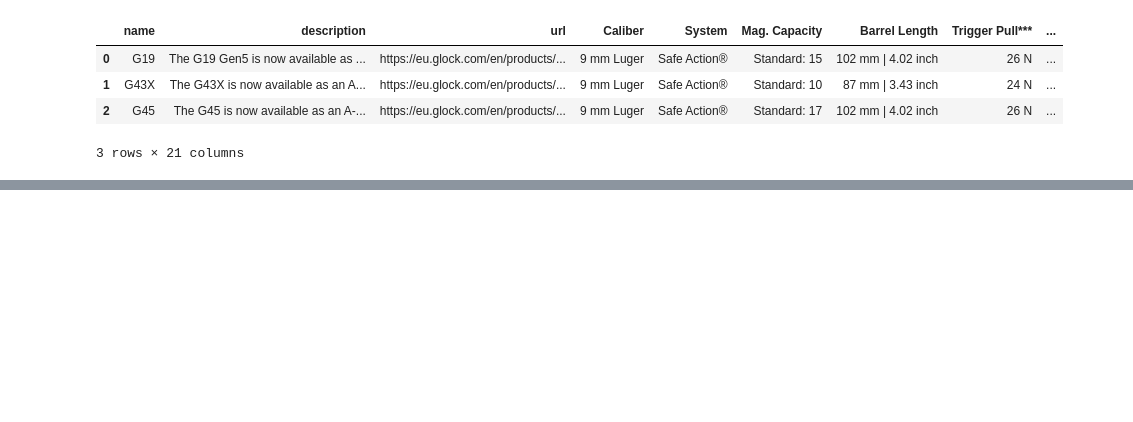
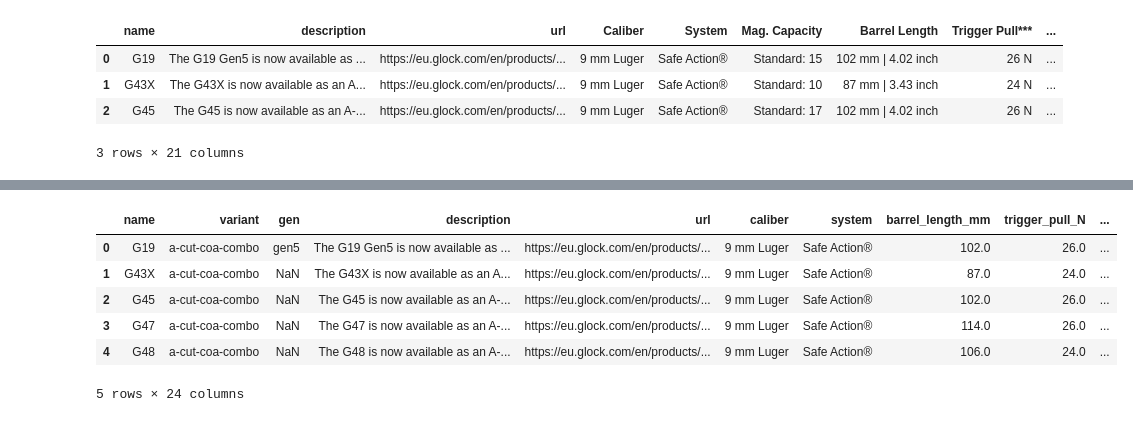
Before and after one commit to AristonTheAnalyst/Glock-Dashboard, a Jupyter notebook: exploratory-data-analysis/EDA.ipynb, the cells around one changed output, grey strips where cells are left out. Drawn from its saved outputs; the diff is of its cells as text; code cells hidden in the pictures; blank space fills up the shorter version.

```diff
--- a/exploratory-data-analysis/EDA.ipynb
+++ b/exploratory-data-analysis/EDA.ipynb
@@ -95,0 +151,59 @@ trigger_distance - distance needed for the trigger to fire the gun.
+# %%
+columns_to_clean = {
+    'barrel_length': 'barrel_length_mm',
+    'trigger_pull': 'trigger_pull_N',
+    'gun_length': 'gun_length_mm',
+    'slide_length': 'slide_length_mm',
+    'gun_width': 'gun_width_mm',
+    'slide_width': 'slide_width_mm',
+    'height_incl_mag': 'height_incl_mag_mm',
+    'height_incl_mag_2': 'height_incl_mag_2_mm',
+    'sight_radius_polymer': 'sight_radius_polymer_mm',
+    'sight_radius_steel': 'sight_radius_steel_mm',
+    'sight_radius_gns': 'sight_radius_gns_mm',
+    'weight_without_magazine': 'weight_without_magazine_g',
+    'weight_with_empty_magazine': 'weight_with_empty_magazine_g',
+    'weight_with_loaded_magazine': 'weight_with_loaded_magazine_g',
+    'trigger_distance': 'trigger_distance_mm'
+}
+
+# Process each column
+for old_col, new_col in columns_to_clean.items():
+    if old_col in data.columns:
+        data[new_col] = data[old_col].str.extract(r'(\d+)').astype(float)
+        data.drop(columns=[old_col], inplace=True)
+
+# Process mag sizes
+data['mag_size_standard'] = data['mag_size'].str.extract(r'Standard:\s*(\d+)').astype(float).astype(float)
+data['mag_size_optional'] = data['mag_size'].str.extract(r'Optional:\s*(\d+)').astype(float).astype(float)
+data.drop(columns=['mag_size'], inplace=True)
+
+# Step 1: Create the 'variant' column
+data['variant'] = data['url'].str.extract(r'pistols/[^-]+-(.*)')
+
+# Step 2: Extract 'gen' from 'variant'
+data['gen'] = data['variant'].str.extract(r'(gen\d)')
+
+# Step 3: Remove 'gen' from 'variant' if present
+# This replaces things like 'gen5-' at the beginning OR anywhere (with or without dash)
+data['variant'] = data['variant'].str.replace(r'gen\d-?', '', regex=True)
+
+
+cols = list(data.columns)
+# Ensure 'variant' is right after 'name'
+cols.insert(cols.index('name') + 1, cols.pop(cols.index('variant')))
+# Move 'gen' right after 'variant'
+cols.insert(cols.index('variant') + 1, cols.pop(cols.index('gen')))
+data = data[cols]
+
+
+
+data.head(5)
+# %% [output]
+|  | name | variant | gen | description | url | caliber | system | barrel_length_mm | trigger_pull_N | ... |
+| 0 | G19 | a-cut-coa-combo | gen5 | The G19 Gen5 is now available as ... | https://eu.glock.com/en/products/... | 9 mm Luger | Safe Action® | 102.0 | 26.0 | ... |
+| 1 | G43X | a-cut-coa-combo | NaN | The G43X is now available as an A... | https://eu.glock.com/en/products/... | 9 mm Luger | Safe Action® | 87.0 | 24.0 | ... |
+| 2 | G45 | a-cut-coa-combo | NaN | The G45 is now available as an A-... | https://eu.glock.com/en/products/... | 9 mm Luger | Safe Action® | 102.0 | 26.0 | ... |
+| 3 | G47 | a-cut-coa-combo | NaN | The G47 is now available as an A-... | https://eu.glock.com/en/products/... | 9 mm Luger | Safe Action® | 114.0 | 26.0 | ... |
+| 4 | G48 | a-cut-coa-combo | NaN | The G48 is now available as an A-... | https://eu.glock.com/en/products/... | 9 mm Luger | Safe Action® | 106.0 | 24.0 | ... |
+5 rows × 24 columns
```
Also changed, not shown: parts of 22 cells of this notebook, 7 other files.
